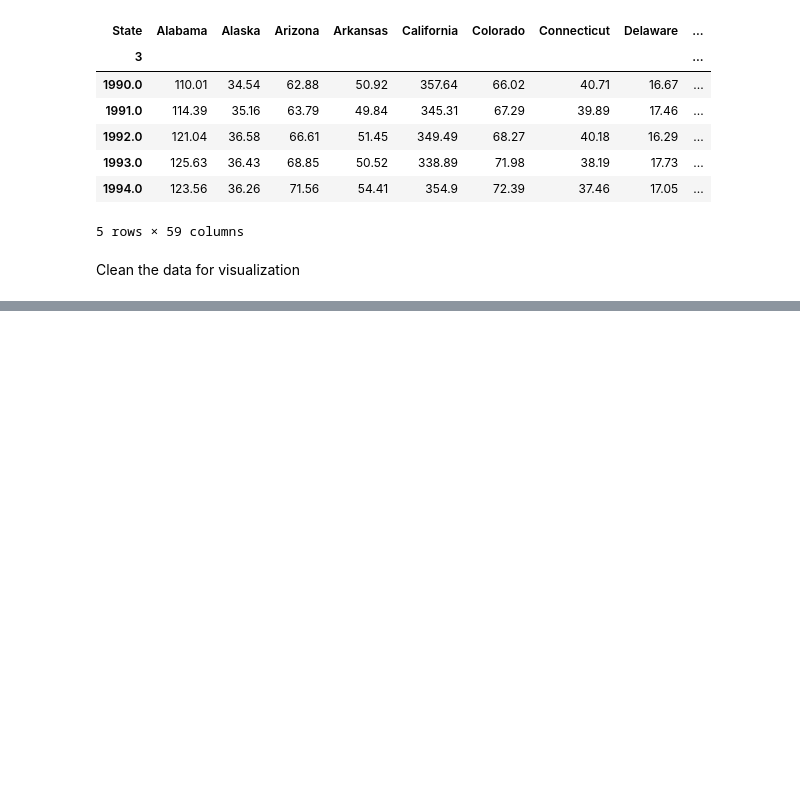
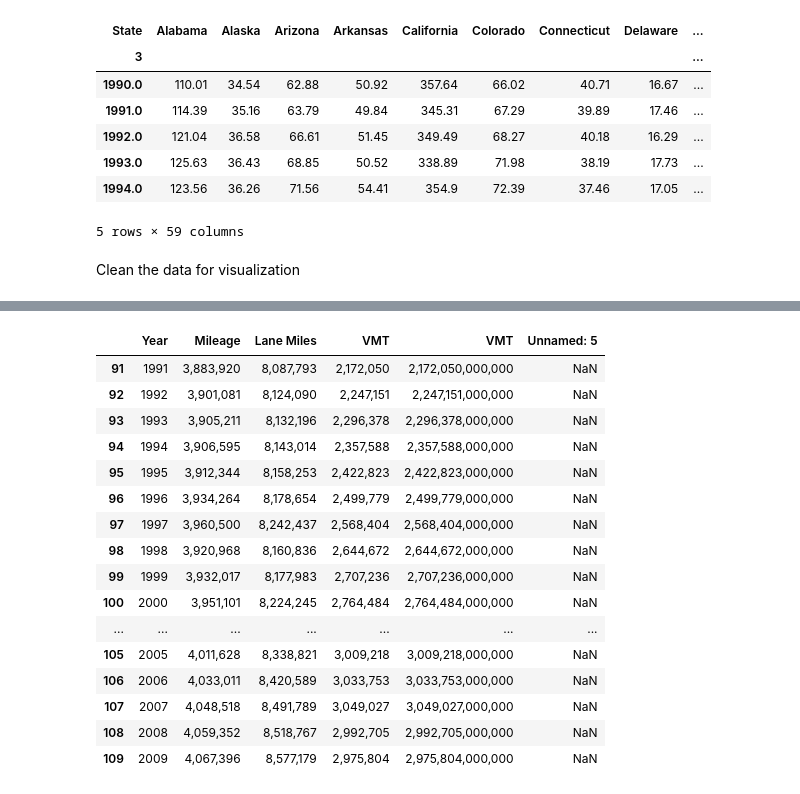
Before and after one commit to baileywellen/COVID-environmental-impact, a Jupyter notebook: EDA_Transportation_CO2.ipynb, the cells around one changed output, grey strips where cells are left out. Drawn from its saved outputs; the diff is of its cells as text; code cells hidden in the pictures; blank space fills up the shorter version.

```diff
--- a/EDA_Transportation_CO2.ipynb
+++ b/EDA_Transportation_CO2.ipynb
@@ -246,0 +350,20 @@ s
+# %%
+vehicle_miles
+# %% [output]
+|  | Year | Mileage | Lane Miles | VMT | VMT | Unnamed: 5 |
+| 91 | 1991 | 3,883,920 | 8,087,793 | 2,172,050 | 2,172,050,000,000 | NaN |
+| 92 | 1992 | 3,901,081 | 8,124,090 | 2,247,151 | 2,247,151,000,000 | NaN |
+| 93 | 1993 | 3,905,211 | 8,132,196 | 2,296,378 | 2,296,378,000,000 | NaN |
+| 94 | 1994 | 3,906,595 | 8,143,014 | 2,357,588 | 2,357,588,000,000 | NaN |
+| 95 | 1995 | 3,912,344 | 8,158,253 | 2,422,823 | 2,422,823,000,000 | NaN |
+| 96 | 1996 | 3,934,264 | 8,178,654 | 2,499,779 | 2,499,779,000,000 | NaN |
+| 97 | 1997 | 3,960,500 | 8,242,437 | 2,568,404 | 2,568,404,000,000 | NaN |
+| 98 | 1998 | 3,920,968 | 8,160,836 | 2,644,672 | 2,644,672,000,000 | NaN |
+| 99 | 1999 | 3,932,017 | 8,177,983 | 2,707,236 | 2,707,236,000,000 | NaN |
+| 100 | 2000 | 3,951,101 | 8,224,245 | 2,764,484 | 2,764,484,000,000 | NaN |
+| ... | ... | ... | ... | ... | ... | ... |
+| 105 | 2005 | 4,011,628 | 8,338,821 | 3,009,218 | 3,009,218,000,000 | NaN |
+| 106 | 2006 | 4,033,011 | 8,420,589 | 3,033,753 | 3,033,753,000,000 | NaN |
+| 107 | 2007 | 4,048,518 | 8,491,789 | 3,049,027 | 3,049,027,000,000 | NaN |
+| 108 | 2008 | 4,059,352 | 8,518,767 | 2,992,705 | 2,992,705,000,000 | NaN |
+| 109 | 2009 | 4,067,396 | 8,577,179 | 2,975,804 | 2,975,804,000,000 | NaN |
```
Also changed, not shown: parts of 20 cells of this notebook, 22 other files.
